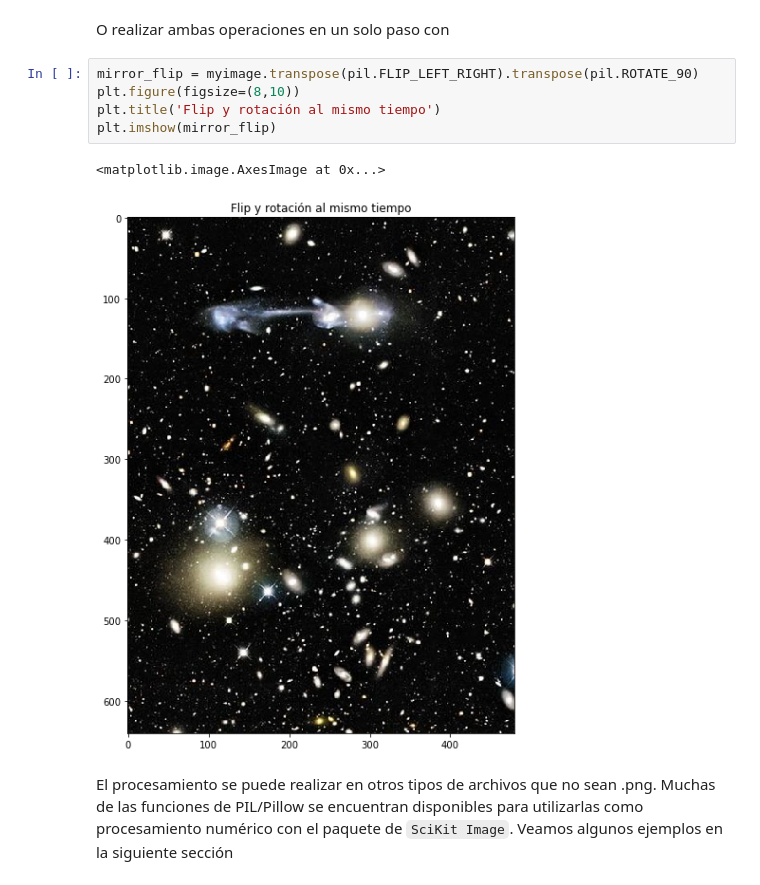
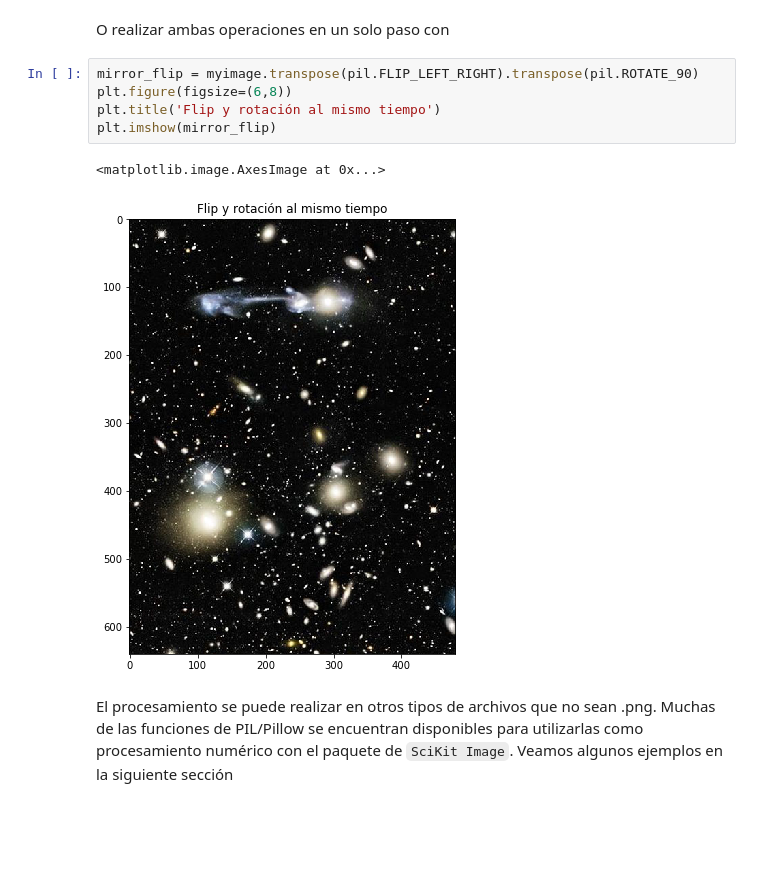
Before and after one commit to mrodriguezalas/escuela-alphacen-python, a Jupyter notebook: Day 3/Procesamiento de imagenes con Python.ipynb, the cells around one changed output. Cells and saved outputs as stored; diff of their text form; blank space fills up the shorter version.

```diff
--- a/Day 3/Procesamiento de imagenes con Python.ipynb
+++ b/Day 3/Procesamiento de imagenes con Python.ipynb
@@ -46,12 +46,12 @@ plt.show()
 O realizar ambas operaciones en un solo paso con
 # %%
 mirror_flip = myimage.transpose(pil.FLIP_LEFT_RIGHT).transpose(pil.ROTATE_90)
-plt.figure(figsize=(8,10))
+plt.figure(figsize=(6,8))
 plt.title('Flip y rotación al mismo tiempo')
 plt.imshow(mirror_flip)
 # %% [output]
 <matplotlib.image.AxesImage at 0x...>
-[figure, old version]
+[figure, new version]
 # %% [markdown]
 El procesamiento se puede realizar en otros tipos de archivos que no sean .png. Muchas de las funciones de PIL/Pillow se encuentran disponibles para utilizarlas como procesamiento numérico con el paquete de `SciKit Image`. Veamos algunos ejemplos en la siguiente sección
 # %% [markdown]
```
Also changed, not shown: parts of 6 cells of this notebook.
